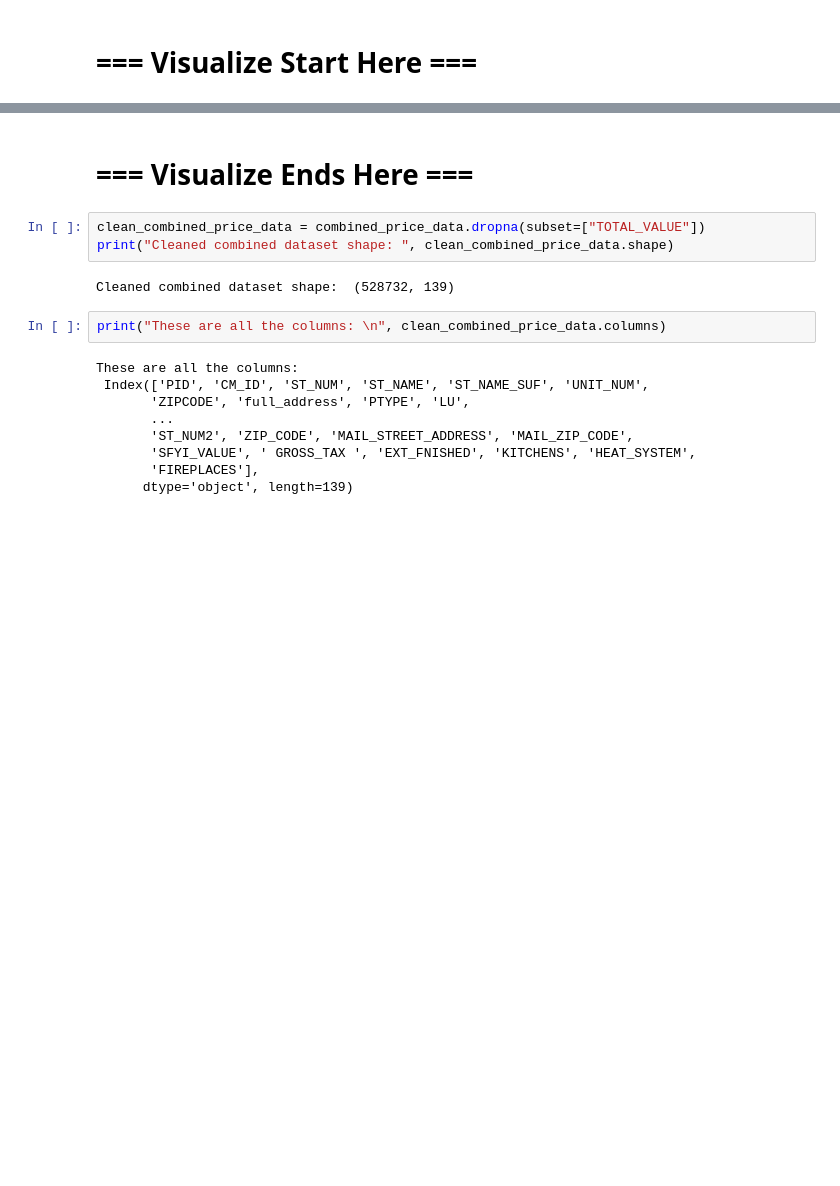
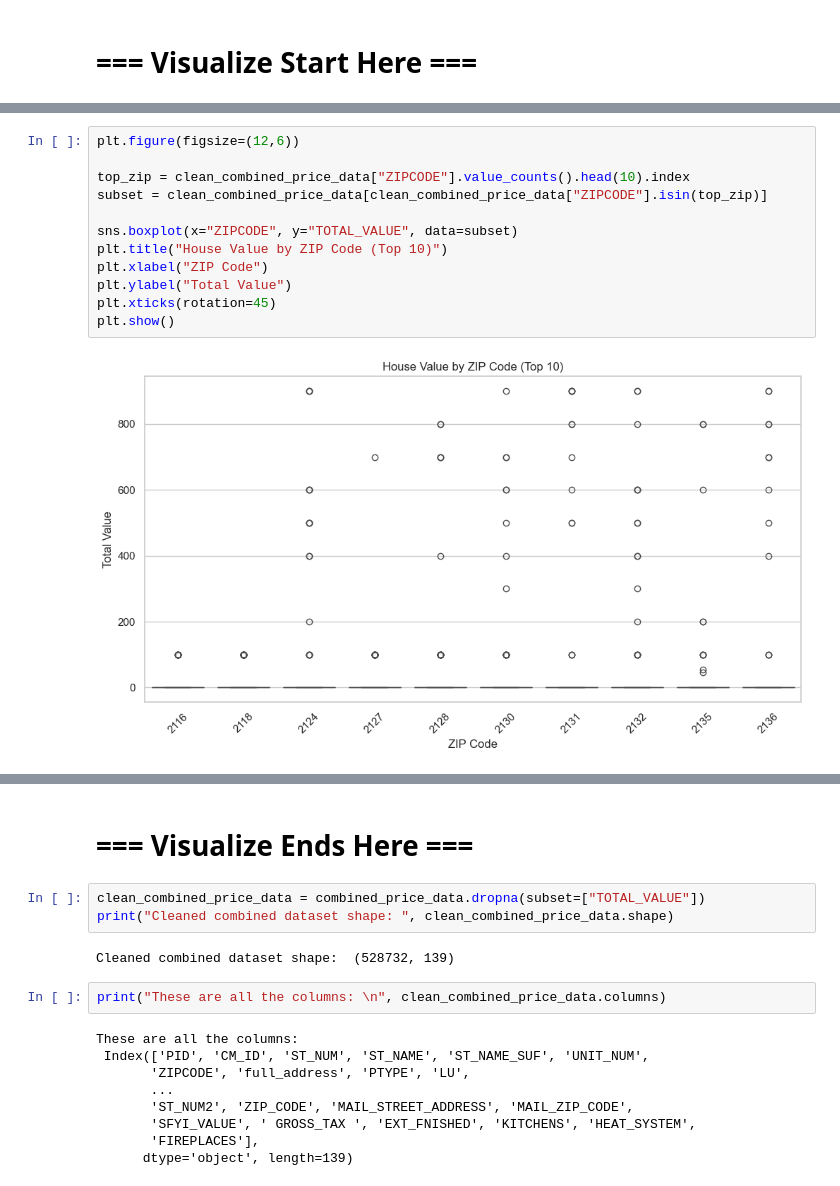
Before and after one commit to HarshaBeth/Boston-Area-Price-and-Crime-Prediction, a Jupyter notebook: backend/notebooks/price_prediction_model.ipynb, the cells around one changed output, grey strips where cells are left out. Drawn from its saved outputs; the diff is of its cells as text; blank space fills up the shorter version.

```diff
--- a/backend/notebooks/price_prediction_model.ipynb
+++ b/backend/notebooks/price_prediction_model.ipynb
@@ -80,0 +150,14 @@ Null Values: 1041187
+# %%
+plt.figure(figsize=(12,6))
+
+top_zip = clean_combined_price_data["ZIPCODE"].value_counts().head(10).index
+subset = clean_combined_price_data[clean_combined_price_data["ZIPCODE"].isin(top_zip)]
+
+sns.boxplot(x="ZIPCODE", y="TOTAL_VALUE", data=subset)
+plt.title("House Value by ZIP Code (Top 10)")
+plt.xlabel("ZIP Code")
+plt.ylabel("Total Value")
+plt.xticks(rotation=45)
+plt.show()
+# %% [output]
+[figure, added]
```
Also changed, not shown: parts of 9 cells of this notebook.
